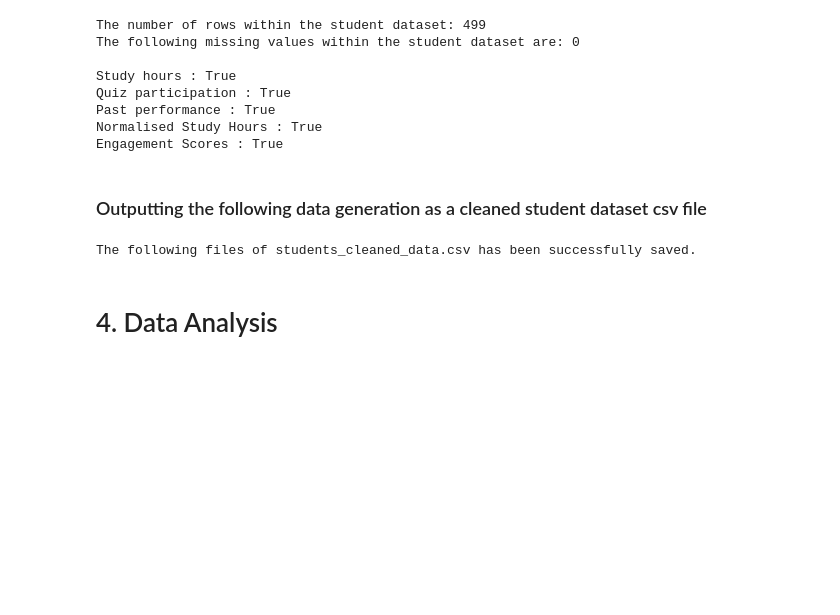
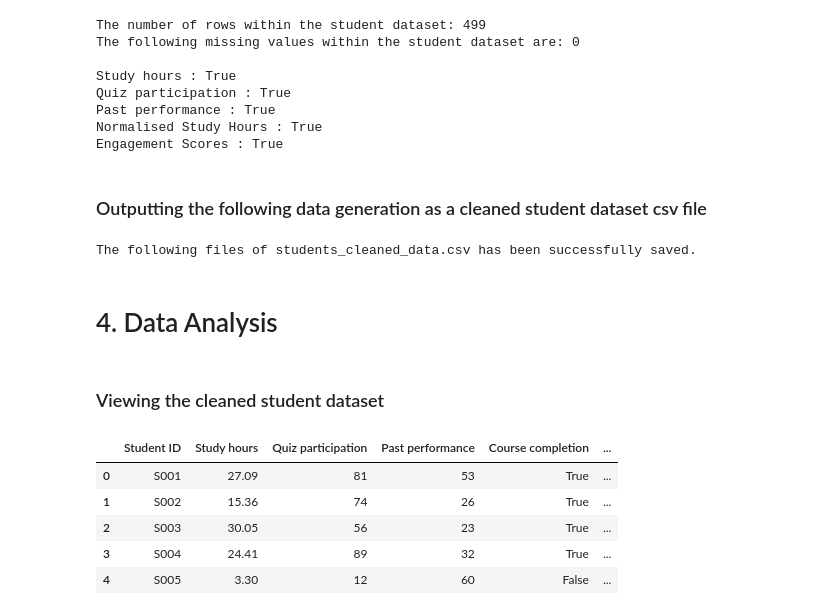
Before and after one commit to x26137216/CA1_AI_Programming, a Jupyter notebook: CA1_AI_Programming.ipynb, the cells around one changed output. Saved outputs shown, nothing was run; the diff lists cells and outputs as text; code cells hidden in the pictures; blank space fills up the shorter version.

Commit message:
Viewing the cleaned student dataset
- Viewed both of the cleaned student dataset tables using the head and tail method

```diff
--- a/CA1_AI_Programming.ipynb
+++ b/CA1_AI_Programming.ipynb
@@ -397,3 +397,16 @@ print("The following files of students_cleaned_data.csv has been successfully sa
 The following files of students_cleaned_data.csv has been successfully saved.
 # %% [markdown]
 # 4. Data Analysis
+# %% [markdown]
+### Viewing the cleaned student dataset
+# %%
+# Viewing the first five rows of the cleaned dataset using the head()
+
+student_df_cleaned.head(5)
+# %% [output]
+|  | Student ID | Study hours | Quiz participation | Past performance | Course completion | ... |
+| 0 | S001 | 27.09 | 81 | 53 | True | ... |
+| 1 | S002 | 15.36 | 74 | 26 | True | ... |
+| 2 | S003 | 30.05 | 56 | 23 | True | ... |
+| 3 | S004 | 24.41 | 89 | 32 | True | ... |
+| 4 | S005 | 3.30 | 12 | 60 | False | ... |
```
Also changed, not shown: parts of 1 cell of this notebook.
